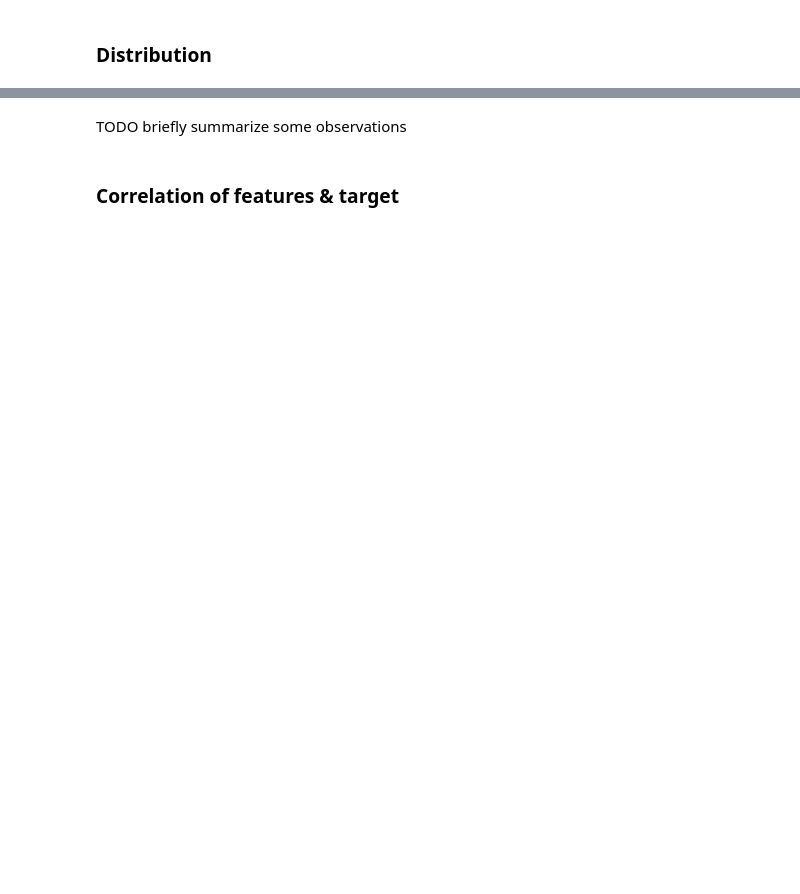
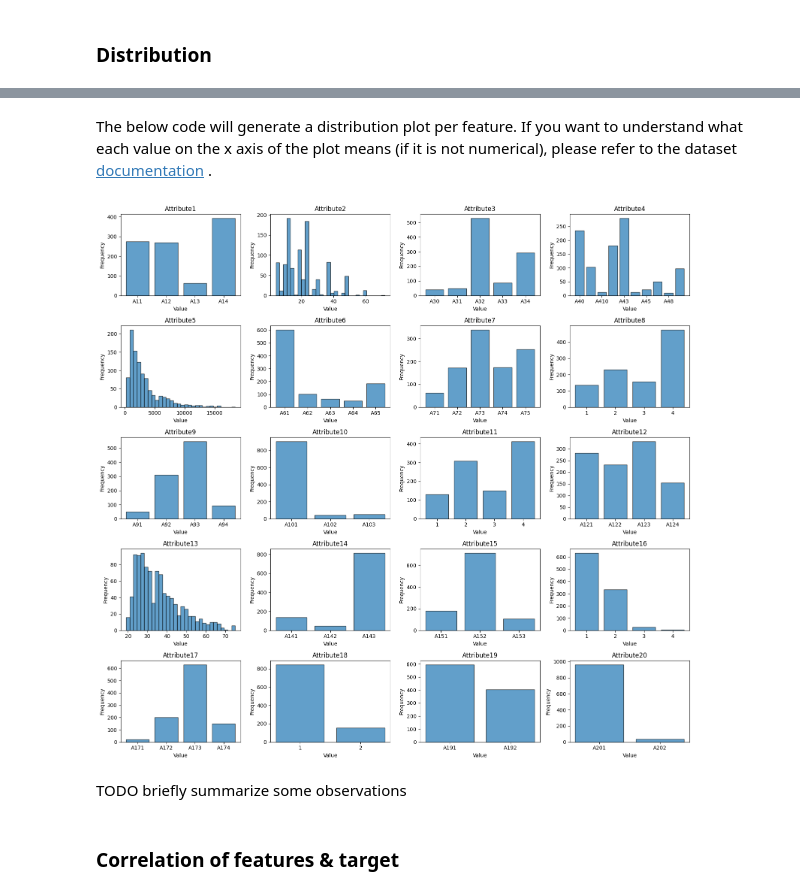
Before and after one commit to hertie-data-science-lab/tutorial-new-grp4, a Jupyter notebook: DEEPL_Tutorial_xAI.ipynb, the cells around one changed output, grey strips where cells are left out. Cells and saved outputs as stored; diff of their text form; code cells hidden in the pictures; blank space fills up the shorter version.

```diff
--- a/DEEPL_Tutorial_xAI.ipynb
+++ b/DEEPL_Tutorial_xAI.ipynb
@@ -310,3 +293,36 @@ plt.show()
+# %% [markdown]
+The below code will generate a distribution plot per feature. If you want to understand what each value on the x axis of the plot means (if it is not numerical), please refer to the dataset [documentation](https://archive.ics.uci.edu/dataset/144/statlog+german+credit+data) .
+# %%
+from matplotlib.ticker import MaxNLocator
+
+num_features = X.shape[1]
+ncols = 4
+nrows = int(np.ceil(num_features / ncols))
+
+fig, axes = plt.subplots(nrows, ncols, figsize=(4*ncols, 3*nrows))
+axes = axes.flatten()
+
+for idx, col in enumerate(X.columns):
+    ax = axes[idx]
+    # Check if column is categorical (object or bool)
+    if X[col].dtype == 'object' or X[col].dtype == 'bool' or X[col].nunique() < 20:
+        counts = X[col].value_counts().sort_index()
+        ax.bar(counts.index.astype(str), counts.values, edgecolor='black', alpha=0.7)
+        ax.xaxis.set_major_locator(MaxNLocator(integer=True))
+    else:
+        ax.hist(X[col], bins=30, edgecolor='black', alpha=0.7)
+    ax.set_title(col)
+    ax.set_xlabel('Value')
+    ax.set_ylabel('Frequency')
+
+# Remove unused axes
+for j in range(idx+1, len(axes)):
+    fig.delaxes(axes[j])
+
+plt.tight_layout()
+plt.show()
+# %% [output]
+[figure, added]
 # %% [markdown]
 TODO briefly summarize some observations
 # %% [markdown]
```
Also changed, not shown: parts of 47 cells of this notebook.
